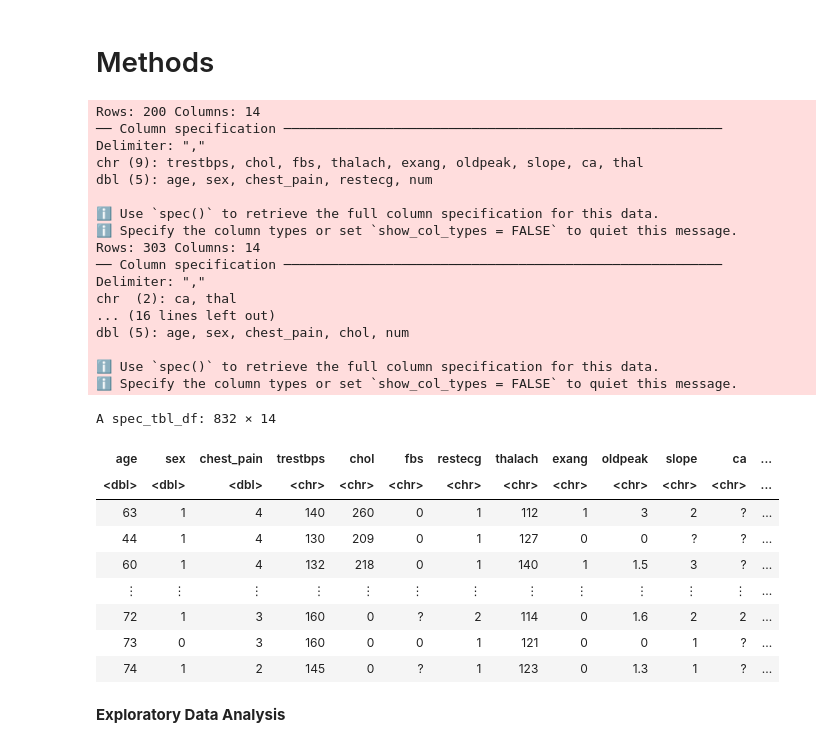
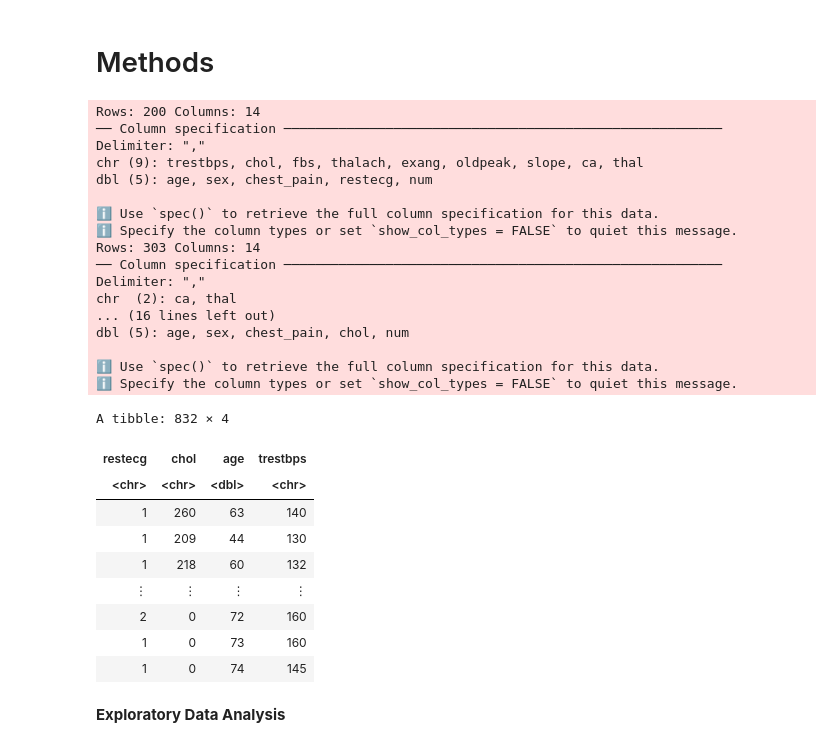
Before and after one commit to klydestad/group_153_project, a Jupyter notebook: group.153.project.report.ipynb, the cells around one changed output. Saved outputs shown, nothing was run; the diff lists cells and outputs as text; code cells hidden in the pictures.

Commit message:
selected specific columns

```diff
--- a/group.153.project.report.ipynb
+++ b/group.153.project.report.ipynb
@@ -35,11 +35,7 @@ van_data_csv <- read_csv("https://archive.ics.uci.edu/ml/machine-learning-databa
                "slope", "ca", "thal", "num")) %>%
                 filter(restecg != "?") %>%
                 filter(chol != "?") %>%
-                filter(trestbps != "?")# %>%
-               # filter(slope != "?")  %>%
-               # filter(ca != "?") %>%
-               # filter(slope != "?")  %>%
-               # filter(thal != "?")
+                filter(trestbps != "?")
 
 cleveland_data_csv <- read_csv("https://archive.ics.uci.edu/ml/machine-learning-databases/heart-disease/processed.cleveland.data", col_names =
                c("age", "sex", "chest_pain", "trestbps", "chol",
@@ -58,44 +54,45 @@ hungary_data_csv <- read_csv("https://archive.ics.uci.edu/ml/machine-learning-da
                 filter(trestbps != "?")
 
 switzerland_data_csv <- read_csv("https://archive.ics.uci.edu/ml/machine-learning-databases/heart-disease/processed.switzerland.data", col_names =
                c("age", "sex", "chest_pain", "trestbps", "chol",
                "fbs",  "restecg", "thalach", "exang", "oldpeak",
                "slope", "ca", "thal", "num")) %>%
                 filter(restecg != "?") %>%
                 filter(chol != "?") %>%
                 filter(trestbps != "?")
 
 #Next, we can merge these, as they all have the same predictors. More data can ensure our analysis is more accurate.
-heart_disease_data <- rbind(van_data_csv,cleveland_data_csv,hungary_data_csv, switzerland_data_csv)
+heart_disease_data <- rbind(van_data_csv,cleveland_data_csv,hungary_data_csv, switzerland_data_csv) %>%
+                select(restecg, chol, age, trestbps)
 heart_disease_data
 # %% [output]
 Rows: 200 Columns: 14
 ── Column specification ────────────────────────────────────────────────────────
 Delimiter: ","
 chr (9): trestbps, chol, fbs, thalach, exang, oldpeak, slope, ca, thal
 dbl (5): age, sex, chest_pain, restecg, num
 
 ℹ Use `spec()` to retrieve the full column specification for this data.
 ℹ Specify the column types or set `show_col_types = FALSE` to quiet this message.
 Rows: 303 Columns: 14
 ── Column specification ────────────────────────────────────────────────────────
 Delimiter: ","
 chr  (2): ca, thal
 ... (16 lines left out)
 dbl (5): age, sex, chest_pain, chol, num
 
 ℹ Use `spec()` to retrieve the full column specification for this data.
 ℹ Specify the column types or set `show_col_types = FALSE` to quiet this message.
-A spec_tbl_df: 832 × 14
+A tibble: 832 × 4
-| age | sex | chest_pain | trestbps | chol | fbs | restecg | thalach | exang | oldpeak | slope | ca | ... |
-| <dbl> | <dbl> | <dbl> | <chr> | <chr> | <chr> | <chr> | <chr> | <chr> | <chr> | <chr> | <chr> | ... |
-| 63 | 1 | 4 | 140 | 260 | 0 | 1 | 112 | 1 | 3 | 2 | ? | ... |
-| 44 | 1 | 4 | 130 | 209 | 0 | 1 | 127 | 0 | 0 | ? | ? | ... |
-| 60 | 1 | 4 | 132 | 218 | 0 | 1 | 140 | 1 | 1.5 | 3 | ? | ... |
-| ⋮ | ⋮ | ⋮ | ⋮ | ⋮ | ⋮ | ⋮ | ⋮ | ⋮ | ⋮ | ⋮ | ⋮ | ... |
-| 72 | 1 | 3 | 160 | 0 | ? | 2 | 114 | 0 | 1.6 | 2 | 2 | ... |
-| 73 | 0 | 3 | 160 | 0 | 0 | 1 | 121 | 0 | 0 | 1 | ? | ... |
-| 74 | 1 | 2 | 145 | 0 | ? | 1 | 123 | 0 | 1.3 | 1 | ? | ... |
+| restecg | chol | age | trestbps |
+| <chr> | <chr> | <dbl> | <chr> |
+| 1 | 260 | 63 | 140 |
+| 1 | 209 | 44 | 130 |
+| 1 | 218 | 60 | 132 |
+| ⋮ | ⋮ | ⋮ | ⋮ |
+| 2 | 0 | 72 | 160 |
+| 1 | 0 | 73 | 160 |
+| 1 | 0 | 74 | 145 |
 # %% [markdown]
 **Exploratory Data Analysis**
 # %%
```
Also changed, not shown: parts of 1 cell of this notebook.
